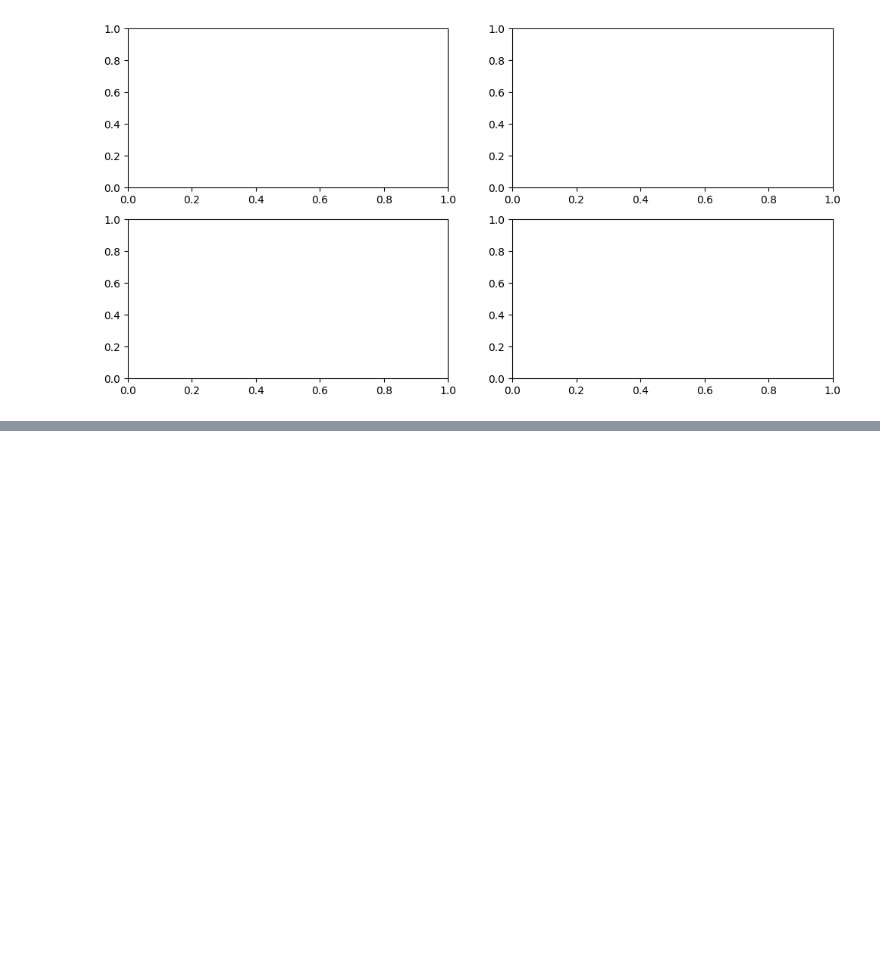
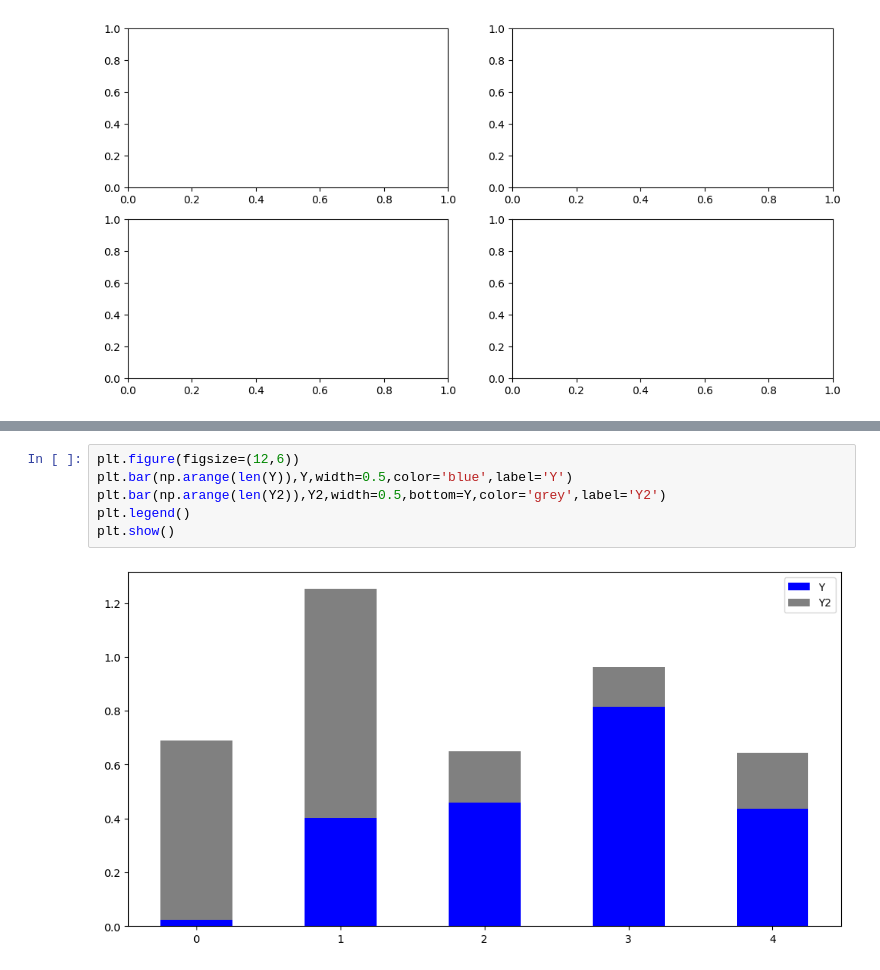
Before and after one commit to Rubieskyama/data-cleaning, a Jupyter notebook: More_Visualzations.ipynb, the cells around one changed output, grey strips where cells are left out. Saved outputs shown, nothing was run; the diff lists cells and outputs as text; blank space fills up the shorter version.

```diff
--- a/More_Visualzations.ipynb
+++ b/More_Visualzations.ipynb
@@ -70,0 +95,8 @@ fig
+# %%
+plt.figure(figsize=(12,6))
+plt.bar(np.arange(len(Y)),Y,width=0.5,color='blue',label='Y')
+plt.bar(np.arange(len(Y2)),Y2,width=0.5,bottom=Y,color='grey',label='Y2')
+plt.legend()
+plt.show()
+# %% [output]
+[figure, added]
```
Also changed, not shown: parts of 8 cells of this notebook.
